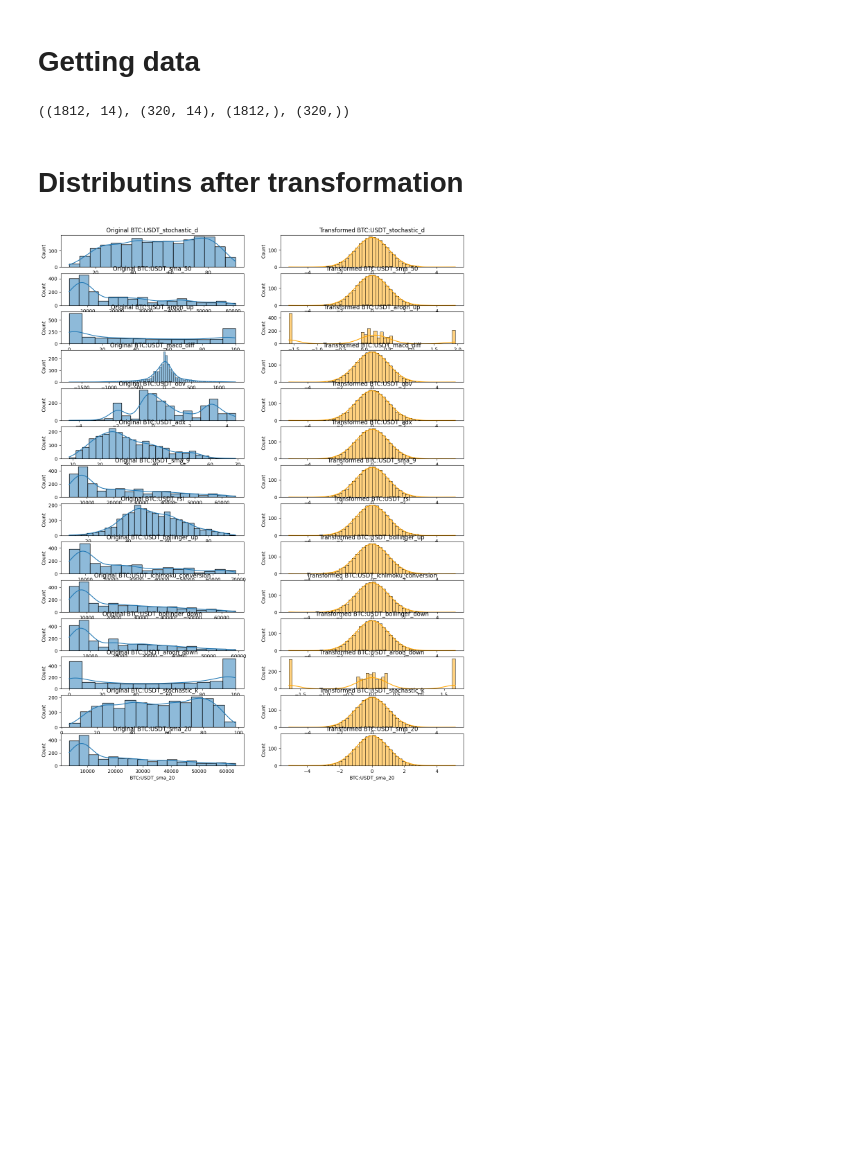
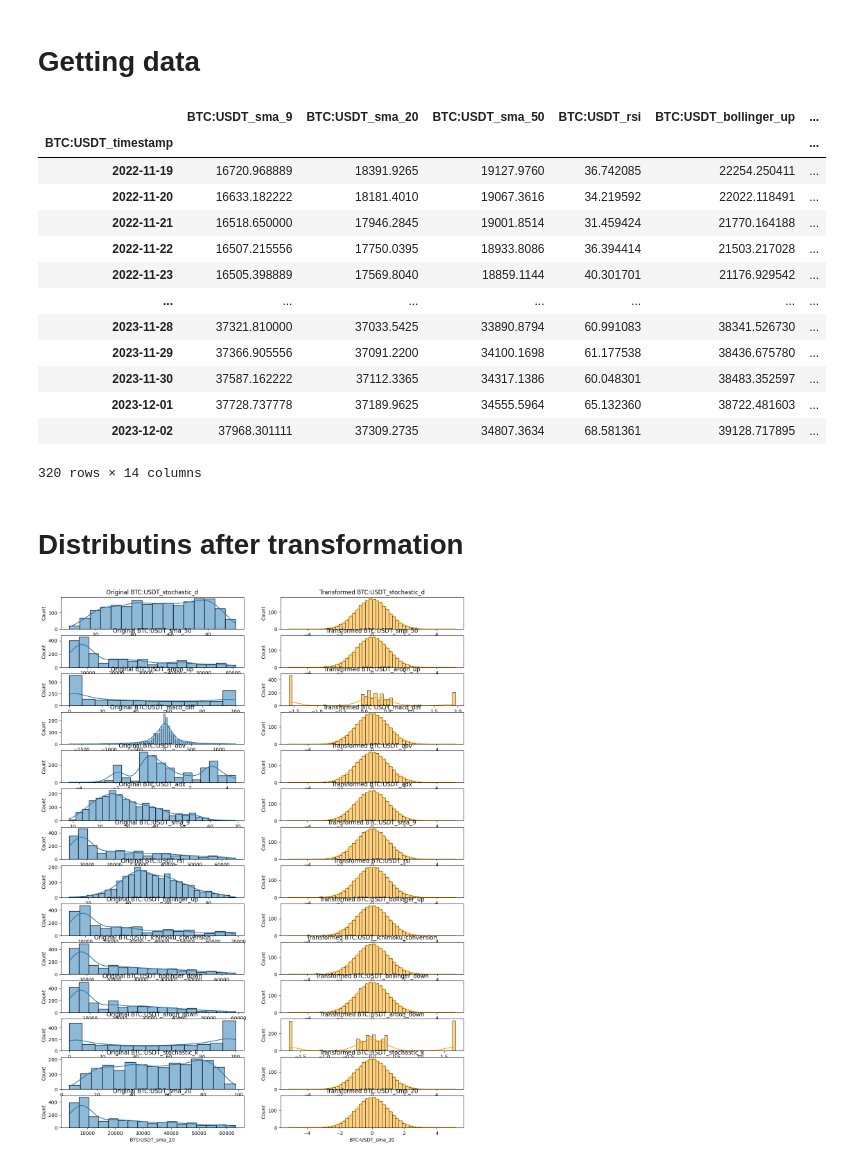
Before and after one commit to Vanekkk1/machine_learning_BTC, a Jupyter notebook: ML_algo.ipynb, the cells around one changed output. Cells and saved outputs as stored; diff of their text form; code cells hidden in the pictures; blank space fills up the shorter version.

```diff
--- a/ML_algo.ipynb
+++ b/ML_algo.ipynb
@@ -33,19 +33,32 @@ from preprocessing_ML import get_features_and_target
 # %%
 df = get_features_and_target(
     "BTC/USDT", steps_to_forecast=1, model_freq="1d", feature_lags=[]
 )
 
 X = df.drop(columns="BTC:USDT_target")
 y = df["BTC:USDT_target"].copy()
 
 split_index = int(len(X) * 0.85)
 
 X_train, X_test = X.iloc[:split_index], X.iloc[split_index:]
 y_train, y_test = y.iloc[:split_index], y.iloc[split_index:]
 
-X_train.shape, X_test.shape, y_train.shape, y_test.shape
+X_test
 # %% [output]
+|  | BTC:USDT_sma_9 | BTC:USDT_sma_20 | BTC:USDT_sma_50 | BTC:USDT_rsi | BTC:USDT_bollinger_up | ... |
+| BTC:USDT_timestamp |  |  |  |  |  | ... |
+| 2022-11-19 | 16720.968889 | 18391.9265 | 19127.9760 | 36.742085 | 22254.250411 | ... |
+| 2022-11-20 | 16633.182222 | 18181.4010 | 19067.3616 | 34.219592 | 22022.118491 | ... |
+| 2022-11-21 | 16518.650000 | 17946.2845 | 19001.8514 | 31.459424 | 21770.164188 | ... |
+| 2022-11-22 | 16507.215556 | 17750.0395 | 18933.8086 | 36.394414 | 21503.217028 | ... |
+| 2022-11-23 | 16505.398889 | 17569.8040 | 18859.1144 | 40.301701 | 21176.929542 | ... |
+| ... | ... | ... | ... | ... | ... | ... |
+| 2023-11-28 | 37321.810000 | 37033.5425 | 33890.8794 | 60.991083 | 38341.526730 | ... |
+| 2023-11-29 | 37366.905556 | 37091.2200 | 34100.1698 | 61.177538 | 38436.675780 | ... |
+| 2023-11-30 | 37587.162222 | 37112.3365 | 34317.1386 | 60.048301 | 38483.352597 | ... |
+| 2023-12-01 | 37728.737778 | 37189.9625 | 34555.5964 | 65.132360 | 38722.481603 | ... |
+| 2023-12-02 | 37968.301111 | 37309.2735 | 34807.3634 | 68.581361 | 39128.717895 | ... |
-((1812, 14), (320, 14), (1812,), (320,))
+320 rows × 14 columns
 # %% [markdown]
 # Distributins after transformation
 # %%
```
